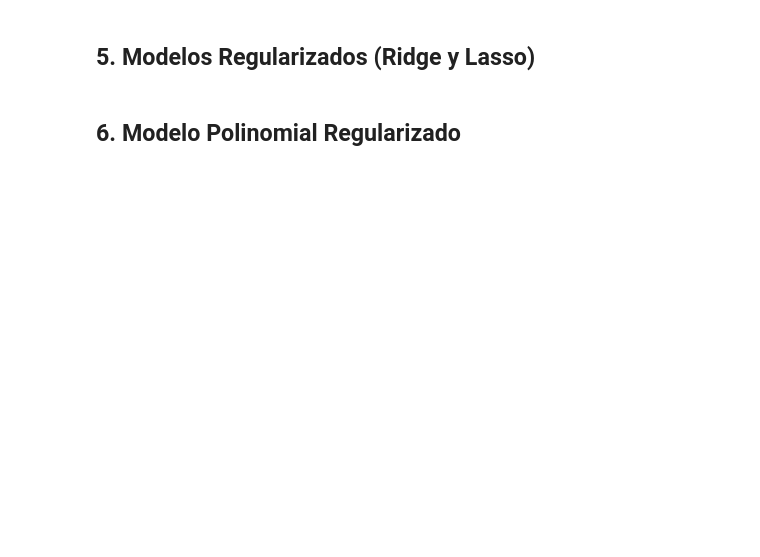
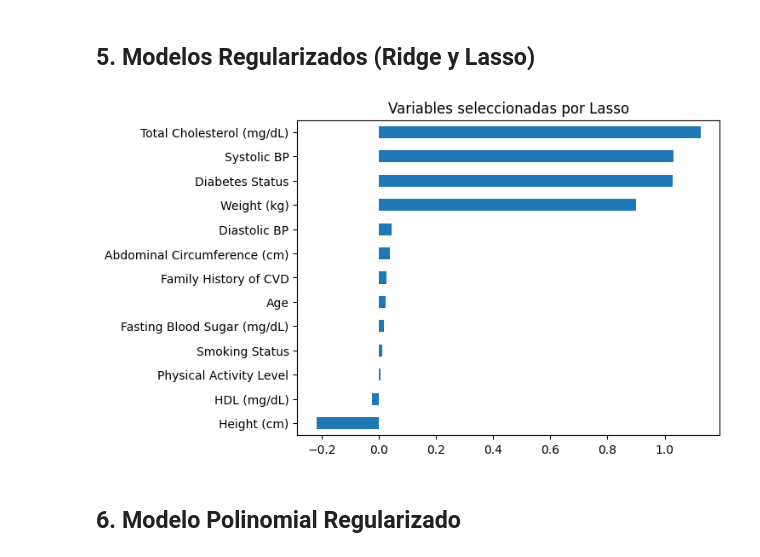
Before and after one commit to ISIS-2611-AprendizajeMaquina/MaterialDeClase-ISIS-2611, a Jupyter notebook: Laboratorios/L1 Regresion Lineal/data/Laboratorio_2_Plantilla_ISIS2611.ipynb, the cells around one changed output. Drawn from its saved outputs; the diff is of its cells as text; code cells hidden in the pictures; blank space fills up the shorter version.

```diff
--- a/Laboratorios/L1 Regresion Lineal/data/Laboratorio_2_Plantilla_ISIS2611.ipynb
+++ b/Laboratorios/L1 Regresion Lineal/data/Laboratorio_2_Plantilla_ISIS2611.ipynb
@@ -46,4 +428,50 @@ FileNotFoundError: [Errno 2] No such file or directory: 'dataset_limpio.csv'
 # %% [markdown]
 ## 5. Modelos Regularizados (Ridge y Lasso)
+# %%
+from sklearn.linear_model import Ridge, Lasso
+
+models = {
+    "Ridge": Ridge(),
+    "Lasso": Lasso(max_iter=5000)
+}
+
+results = {}
+
+for name, model in models.items():
+
+    pipe = Pipeline([
+        ("scaler", StandardScaler()),
+        ("model", model)
+    ])
+
+    grid = GridSearchCV(
+        pipe,
+        {"model__alpha": [0.01, 0.1, 1, 10]},
+        cv=10,
+        scoring="neg_mean_squared_error"
+    )
+
+    grid.fit(X_train, y_train)
+    best = grid.best_estimator_
+
+    y_pred = best.predict(X_test)
+
+    results[name] = {
+        "rmse": np.sqrt(mean_squared_error(y_test, y_pred)),
+        "r2": r2_score(y_test, y_pred),
+        "mae": mean_absolute_error(y_test, y_pred),
+        "model": best
+    }
+# %%
+lasso_model = results["Lasso"]["model"]
+coef = lasso_model.named_steps["model"].coef_
+
+important = pd.Series(coef, index=X.columns)
+important = important[important != 0]
+
+important.sort_values().plot.barh(title="Variables seleccionadas por Lasso")
+plt.show()
+# %% [output]
+[figure, added]
 # %% [markdown]
 ## 6. Modelo Polinomial Regularizado
```
Also changed, not shown: parts of 12 cells of this notebook, 1 other file.
